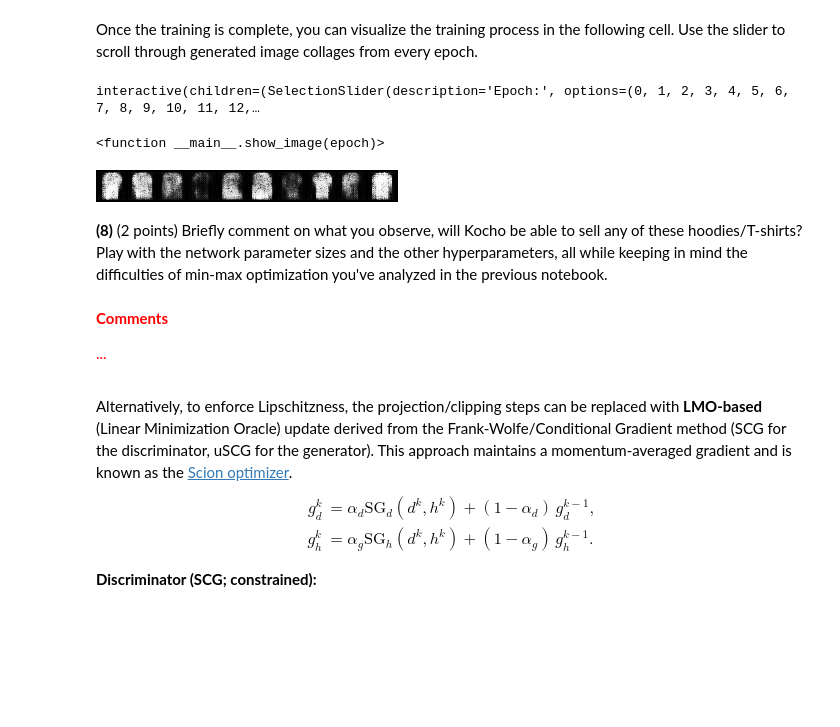
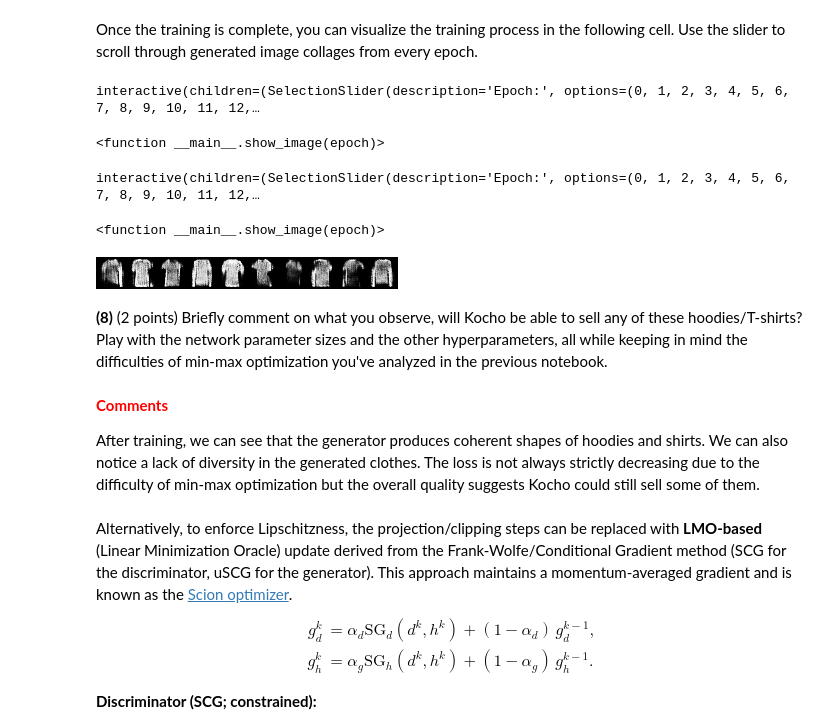
Before and after one commit to brygotti/mod-homework-2, a Jupyter notebook: Part-2-GAN.ipynb, the cells around one changed output. Drawn from its saved outputs; the diff is of its cells as text; code cells hidden in the pictures; blank space fills up the shorter version.

```diff
--- a/Part-2-GAN.ipynb
+++ b/Part-2-GAN.ipynb
@@ -395,5 +393,20 @@ train(d, g, d_optim, g_optim, alternating_update, device=device,
       n_epochs=n_epochs, num_test_samples=10, noise_dim=noise_dim, f_ratio=2, mode=mode)
 # %% [markdown]
 Once the training is complete, you can visualize the training process in the following cell. Use the slider to scroll through generated image collages from every epoch.
+# %%
+def show_image(epoch):
+    return Image(f"generated_images_weight_clip/epoch_{epoch}.png")
+interact(show_image, epoch=SelectionSlider(
+    options=range(n_epochs),
+    value=0,
+    description="Epoch:",
+    disabled=False,
+    continuous_update=True,
+    orientation="horizontal",
+    readout=True
+))
+# %% [output]
+interactive(children=(SelectionSlider(description='Epoch:', options=(0, 1, 2, 3, 4, 5, 6, 7, 8, 9, 10, 11, 12,…
+<function __main__.show_image(epoch)>
 # %%
 def show_image(epoch):
@@ -411,9 +424,9 @@ interact(show_image, epoch=SelectionSlider(
 interactive(children=(SelectionSlider(description='Epoch:', options=(0, 1, 2, 3, 4, 5, 6, 7, 8, 9, 10, 11, 12,…
 <function __main__.show_image(epoch)>
 # %%
-Image(f"generated_images_{mode}/epoch_10.png") # real images
+Image(f"generated_images_{mode}/epoch_19.png") # real images
 # %% [output]
-[figure, old version]
+[figure, new version]
 # %% [markdown]
 **(8)** (2 points) Briefly comment on what you observe, will Kocho be able to sell any of these hoodies/T-shirts? Play with the network parameter sizes and the other hyperparameters, all while keeping in mind the difficulties of min-max optimization you've analyzed in the previous notebook.
 # %% [markdown]
@@ -421,8 +434,9 @@ Image(f"generated_images_{mode}/epoch_10.png") # real images
 
 **Comments**
 
-...
 </span>
+
+After training, we can see that the generator produces coherent shapes of hoodies and shirts. We can also notice a lack of diversity in the generated clothes. The loss is not always strictly decreasing due to the difficulty of min-max optimization but the overall quality suggests Kocho could still sell some of them.
 # %% [markdown]
 Alternatively, to enforce Lipschitzness, the projection/clipping steps can be replaced with **LMO-based** (Linear Minimization Oracle) update derived from the Frank-Wolfe/Conditional Gradient method (SCG for the discriminator, uSCG for the generator). This approach maintains a momentum-averaged gradient and is known as the [Scion optimizer](https://arxiv.org/pdf/2502.07529).
 $$
```
Also changed, not shown: parts of 16 cells of this notebook, 40 other files.
